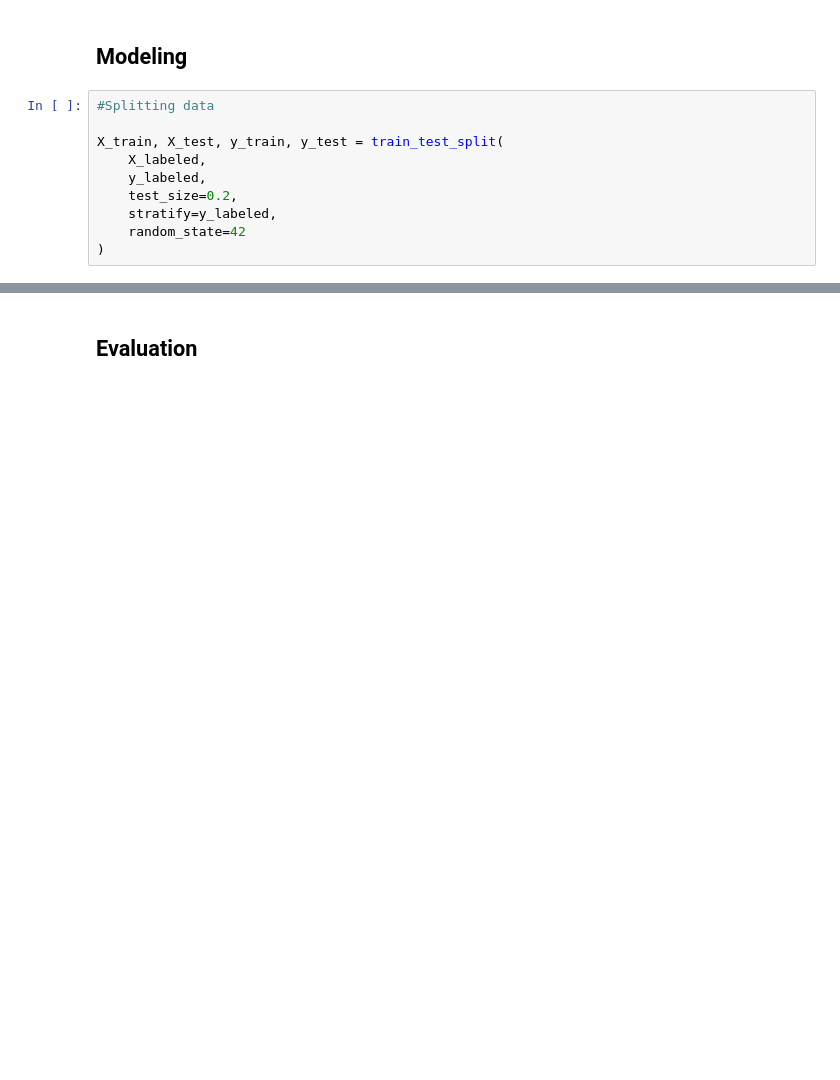
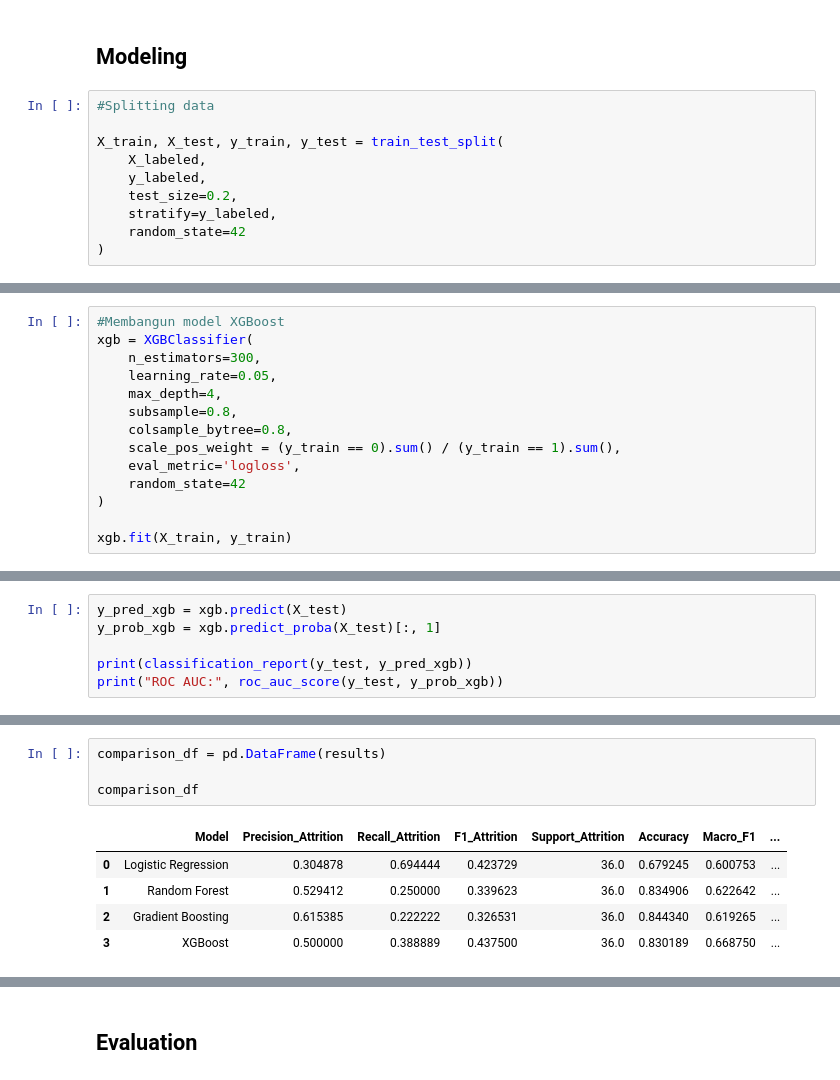
Before and after one commit to BeeGaes/PenerapanDataScience, a Jupyter notebook: project1/project-pertama.ipynb, the cells around one changed output, grey strips where cells are left out. Saved outputs shown, nothing was run; the diff lists cells and outputs as text; blank space fills up the shorter version.

```diff
--- a/project1/project-pertama.ipynb
+++ b/project1/project-pertama.ipynb
@@ -457,3 +459,17 @@ print("ROC AUC:", roc_auc_score(y_test, y_prob_gb))
 weighted avg       0.82      0.84      0.81       212
 
 ROC AUC: 0.7414772727272727
+# %%
+#Membangun model XGBoost
+xgb = XGBClassifier(
+    n_estimators=300,
+    learning_rate=0.05,
+    max_depth=4,
+    subsample=0.8,
+    colsample_bytree=0.8,
+    scale_pos_weight = (y_train == 0).sum() / (y_train == 1).sum(),
+    eval_metric='logloss',
+    random_state=42
+)
+
+xgb.fit(X_train, y_train)
@@ -459,0 +488,6 @@ ROC AUC: 0.7414772727272727
+# %%
+y_pred_xgb = xgb.predict(X_test)
+y_prob_xgb = xgb.predict_proba(X_test)[:, 1]
+
+print(classification_report(y_test, y_pred_xgb))
+print("ROC AUC:", roc_auc_score(y_test, y_prob_xgb))
@@ -459,0 +566,10 @@ ROC AUC: 0.7414772727272727
+# %%
+comparison_df = pd.DataFrame(results)
+
+comparison_df
+# %% [output]
+|  | Model | Precision_Attrition | Recall_Attrition | F1_Attrition | Support_Attrition | Accuracy | Macro_F1 | ... |
+| 0 | Logistic Regression | 0.304878 | 0.694444 | 0.423729 | 36.0 | 0.679245 | 0.600753 | ... |
+| 1 | Random Forest | 0.529412 | 0.250000 | 0.339623 | 36.0 | 0.834906 | 0.622642 | ... |
+| 2 | Gradient Boosting | 0.615385 | 0.222222 | 0.326531 | 36.0 | 0.844340 | 0.619265 | ... |
+| 3 | XGBoost | 0.500000 | 0.388889 | 0.437500 | 36.0 | 0.830189 | 0.668750 | ... |
```
Also changed, not shown: parts of 21 cells of this notebook.
